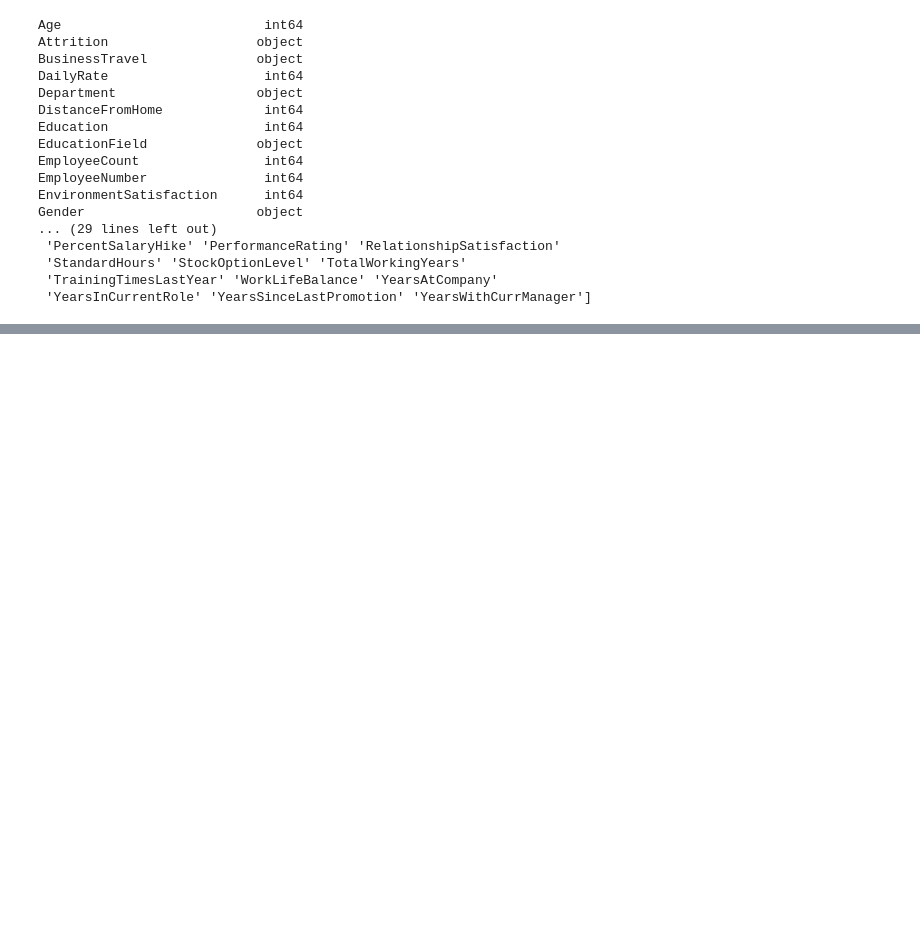
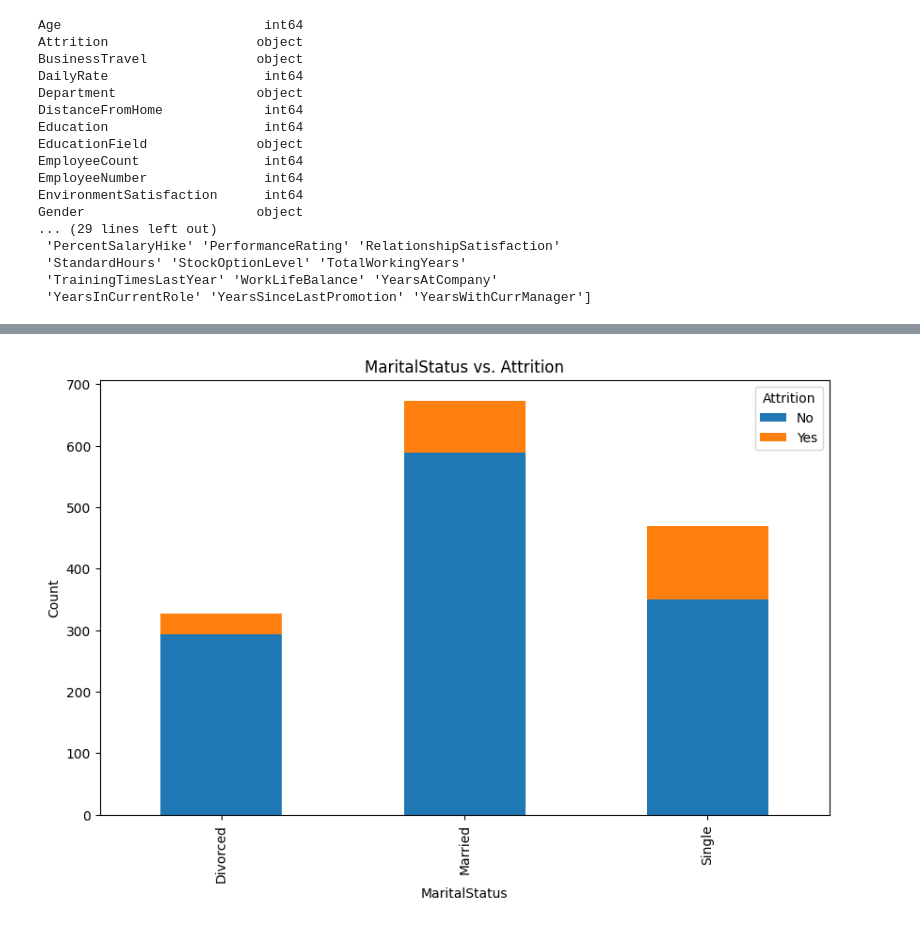
Before and after one commit to i-ninte/data-analytics-R-python, a Jupyter notebook: HR_ANALYTICS_.ipynb, the cells around one changed output, grey strips where cells are left out. Cells and saved outputs as stored; diff of their text form; code cells hidden in the pictures; blank space fills up the shorter version.

```diff
--- a/HR_ANALYTICS_.ipynb
+++ b/HR_ANALYTICS_.ipynb
@@ -334,0 +195,18 @@ hr.to_excel('hr_analytics.xlsx', index=False)
+# %%
+import matplotlib.pyplot as plt
+import pandas as pd
+
+# Assuming you have a DataFrame named 'hr' with 'MaritalStatus' and 'Attrition' columns
+
+# Group the data by MaritalStatus and count the occurrences of Attrition
+marital_attrition_counts = hr.groupby(['MaritalStatus', 'Attrition']).size().unstack()
+
+# Create a bar chart
+marital_attrition_counts.plot(kind='bar', stacked=True, figsize=(10, 6))
+plt.xlabel('MaritalStatus')
+plt.ylabel('Count')
+plt.title('MaritalStatus vs. Attrition')
+plt.legend(title='Attrition', labels=['No', 'Yes'])
+plt.show()
+# %% [output]
+[figure, added]
```
Also changed, not shown: parts of 20 cells of this notebook.
